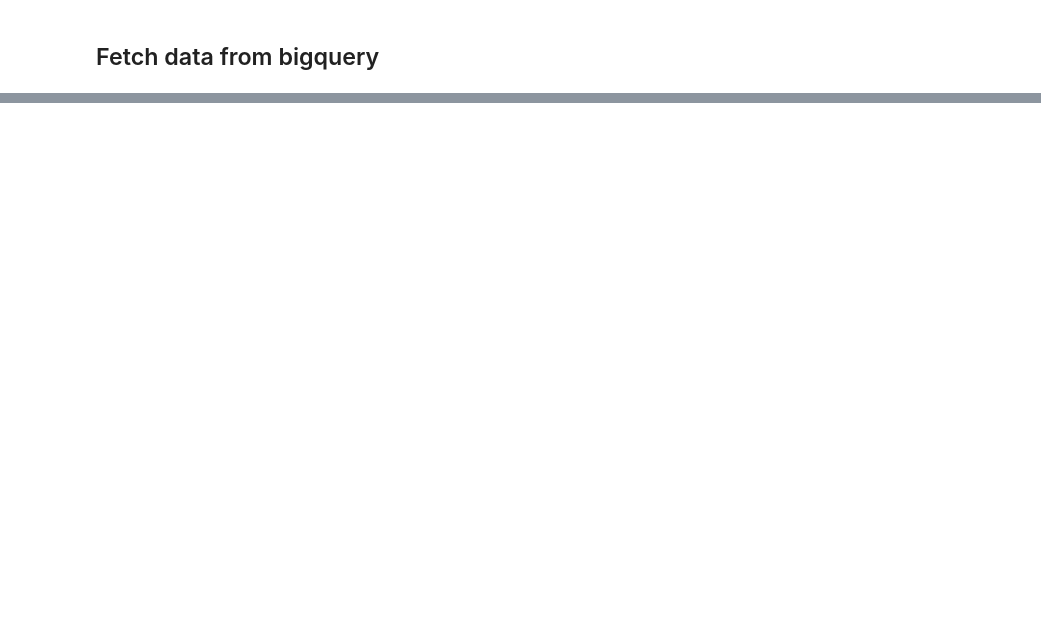
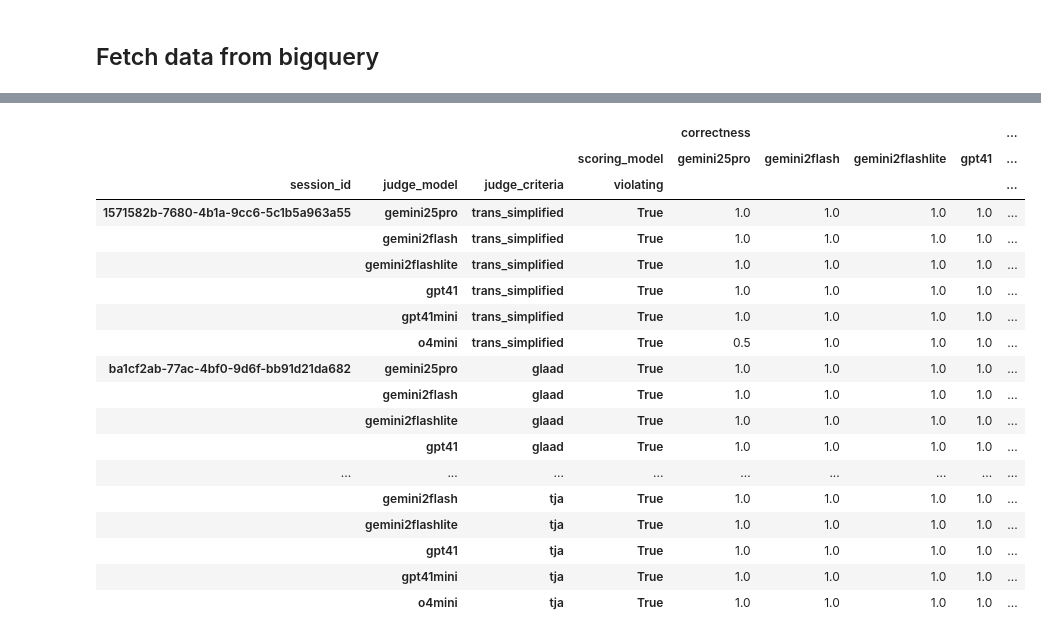
Before and after one commit to qut-dmrc/buttermilk, a Jupyter notebook: examples/tja_scores.ipynb, the cells around one changed output, grey strips where cells are left out. Drawn from its saved outputs; the diff is of its cells as text; code cells hidden in the pictures; blank space fills up the shorter version.

```diff
--- a/examples/tja_scores.ipynb
+++ b/examples/tja_scores.ipynb
@@ -27,0 +88,27 @@ Job ID: 30bf611b-c047-4fbf-8865-822f6576d0e3
+# %%
+df_plot = df.pivot_table(
+    index=["session_id", "judge_model", "judge_criteria", "violating"],
+    columns=["scoring_model"],
+    values=["correctness"],
+)
+df_plot
+# %% [output]
+|  |  |  |  | correctness |  |  |  | ... |
+|  |  |  | scoring_model | gemini25pro | gemini2flash | gemini2flashlite | gpt41 | ... |
+| session_id | judge_model | judge_criteria | violating |  |  |  |  | ... |
+| 1571582b-7680-4b1a-9cc6-5c1b5a963a55 | gemini25pro | trans_simplified | True | 1.0 | 1.0 | 1.0 | 1.0 | ... |
+|  | gemini2flash | trans_simplified | True | 1.0 | 1.0 | 1.0 | 1.0 | ... |
+|  | gemini2flashlite | trans_simplified | True | 1.0 | 1.0 | 1.0 | 1.0 | ... |
+|  | gpt41 | trans_simplified | True | 1.0 | 1.0 | 1.0 | 1.0 | ... |
+|  | gpt41mini | trans_simplified | True | 1.0 | 1.0 | 1.0 | 1.0 | ... |
+|  | o4mini | trans_simplified | True | 0.5 | 1.0 | 1.0 | 1.0 | ... |
+| ba1cf2ab-77ac-4bf0-9d6f-bb91d21da682 | gemini25pro | glaad | True | 1.0 | 1.0 | 1.0 | 1.0 | ... |
+|  | gemini2flash | glaad | True | 1.0 | 1.0 | 1.0 | 1.0 | ... |
+|  | gemini2flashlite | glaad | True | 1.0 | 1.0 | 1.0 | 1.0 | ... |
+|  | gpt41 | glaad | True | 1.0 | 1.0 | 1.0 | 1.0 | ... |
+| ... | ... | ... | ... | ... | ... | ... | ... | ... |
+|  | gemini2flash | tja | True | 1.0 | 1.0 | 1.0 | 1.0 | ... |
+|  | gemini2flashlite | tja | True | 1.0 | 1.0 | 1.0 | 1.0 | ... |
+|  | gpt41 | tja | True | 1.0 | 1.0 | 1.0 | 1.0 | ... |
+|  | gpt41mini | tja | True | 1.0 | 1.0 | 1.0 | 1.0 | ... |
+|  | o4mini | tja | True | 1.0 | 1.0 | 1.0 | 1.0 | ... |
```
Also changed, not shown: parts of 9 cells of this notebook.
